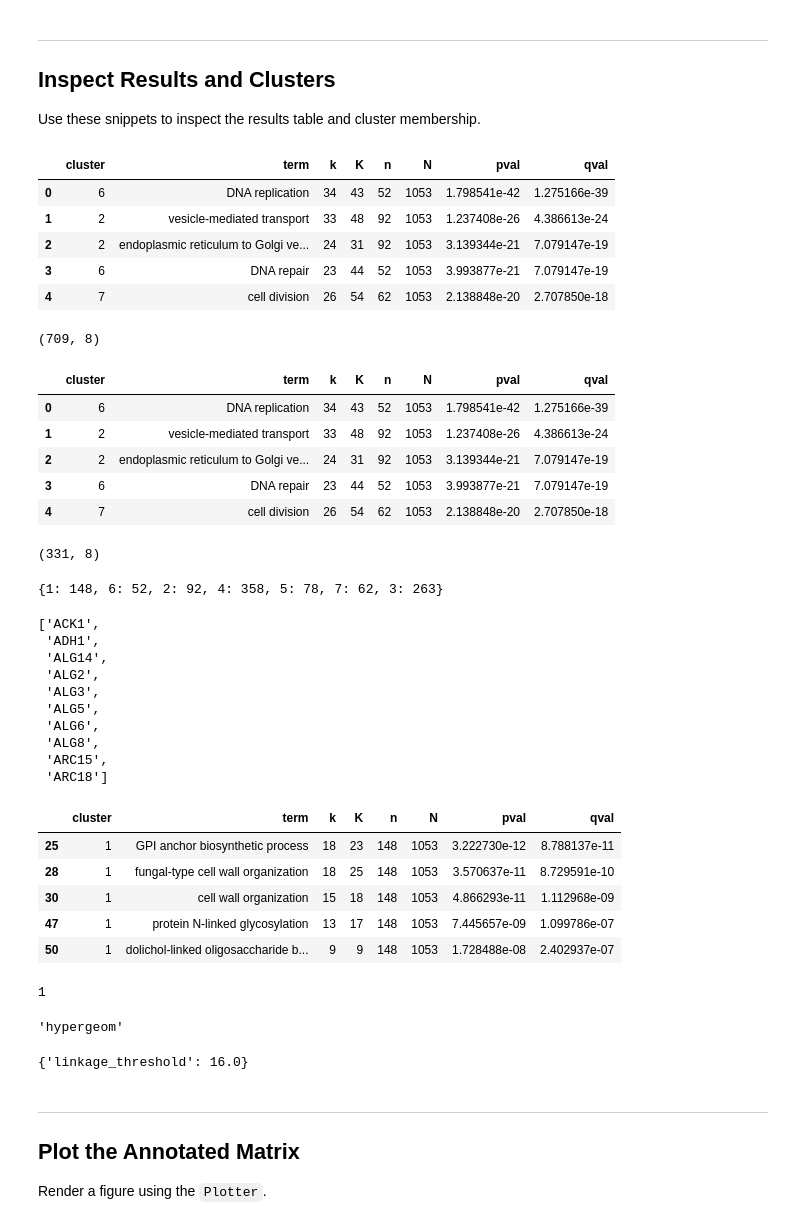
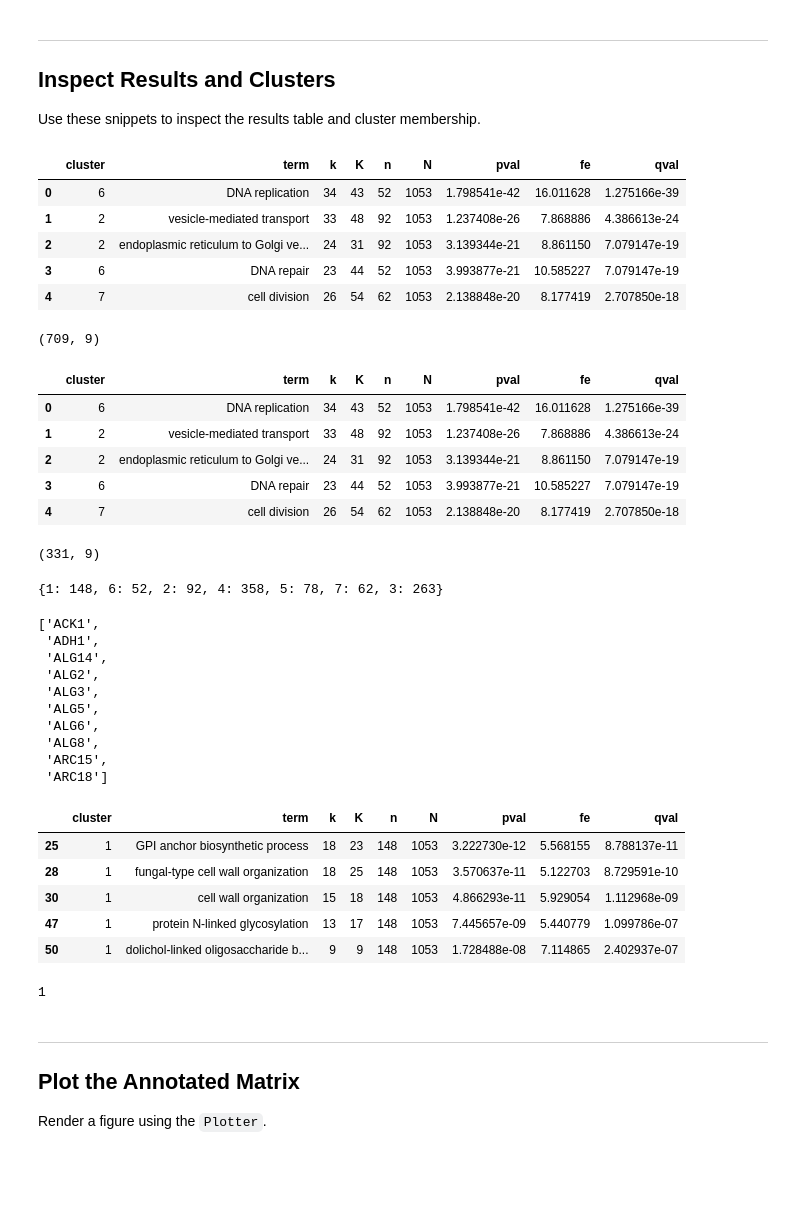
Before and after one commit to himalayas-base/himalayas-docs, a Jupyter notebook: notebooks/quickstart.ipynb, the cells around one changed output. Cells and saved outputs as stored; diff of their text form; code cells hidden in the pictures; blank space fills up the shorter version.

```diff
--- a/notebooks/quickstart.ipynb
+++ b/notebooks/quickstart.ipynb
@@ -292,40 +292,36 @@ Use these snippets to inspect the results table and cluster membership.
 # %%
 # Results table
 display(results.df.head(5), results.df.shape)
 
 # Significant subset
 display(results_sig.df.head(5), results_sig.df.shape)
 
 # Cluster sizes and example membership
 display(results.clusters.cluster_sizes)
 example_cluster = int(results.clusters.unique_clusters[0])
 display(sorted(results.clusters.cluster_to_labels[example_cluster])[:10])
 
 # Top terms for the example cluster
 display(results_sig.df.query("cluster == @example_cluster").sort_values("pval").head(5))
 
 # Label -> cluster ID lookup
 example_label = results.matrix.labels[0]
 display(results.clusters.label_to_cluster[example_label])
-
-# Method and key parameters
-display(results.method)
-display(results.params)
 # %% [output]
-|  | cluster | term | k | K | n | N | pval | qval |
-| 0 | 6 | DNA replication | 34 | 43 | 52 | 1053 | 1.798541e-42 | 1.275166e-39 |
-| 1 | 2 | vesicle-mediated transport | 33 | 48 | 92 | 1053 | 1.237408e-26 | 4.386613e-24 |
-| 2 | 2 | endoplasmic reticulum to Golgi ve... | 24 | 31 | 92 | 1053 | 3.139344e-21 | 7.079147e-19 |
-| 3 | 6 | DNA repair | 23 | 44 | 52 | 1053 | 3.993877e-21 | 7.079147e-19 |
-| 4 | 7 | cell division | 26 | 54 | 62 | 1053 | 2.138848e-20 | 2.707850e-18 |
+|  | cluster | term | k | K | n | N | pval | fe | qval |
+| 0 | 6 | DNA replication | 34 | 43 | 52 | 1053 | 1.798541e-42 | 16.011628 | 1.275166e-39 |
+| 1 | 2 | vesicle-mediated transport | 33 | 48 | 92 | 1053 | 1.237408e-26 | 7.868886 | 4.386613e-24 |
+| 2 | 2 | endoplasmic reticulum to Golgi ve... | 24 | 31 | 92 | 1053 | 3.139344e-21 | 8.861150 | 7.079147e-19 |
+| 3 | 6 | DNA repair | 23 | 44 | 52 | 1053 | 3.993877e-21 | 10.585227 | 7.079147e-19 |
+| 4 | 7 | cell division | 26 | 54 | 62 | 1053 | 2.138848e-20 | 8.177419 | 2.707850e-18 |
-(709, 8)
+(709, 9)
-|  | cluster | term | k | K | n | N | pval | qval |
-| 0 | 6 | DNA replication | 34 | 43 | 52 | 1053 | 1.798541e-42 | 1.275166e-39 |
-| 1 | 2 | vesicle-mediated transport | 33 | 48 | 92 | 1053 | 1.237408e-26 | 4.386613e-24 |
-| 2 | 2 | endoplasmic reticulum to Golgi ve... | 24 | 31 | 92 | 1053 | 3.139344e-21 | 7.079147e-19 |
-| 3 | 6 | DNA repair | 23 | 44 | 52 | 1053 | 3.993877e-21 | 7.079147e-19 |
-| 4 | 7 | cell division | 26 | 54 | 62 | 1053 | 2.138848e-20 | 2.707850e-18 |
+|  | cluster | term | k | K | n | N | pval | fe | qval |
+| 0 | 6 | DNA replication | 34 | 43 | 52 | 1053 | 1.798541e-42 | 16.011628 | 1.275166e-39 |
+| 1 | 2 | vesicle-mediated transport | 33 | 48 | 92 | 1053 | 1.237408e-26 | 7.868886 | 4.386613e-24 |
+| 2 | 2 | endoplasmic reticulum to Golgi ve... | 24 | 31 | 92 | 1053 | 3.139344e-21 | 8.861150 | 7.079147e-19 |
+| 3 | 6 | DNA repair | 23 | 44 | 52 | 1053 | 3.993877e-21 | 10.585227 | 7.079147e-19 |
+| 4 | 7 | cell division | 26 | 54 | 62 | 1053 | 2.138848e-20 | 8.177419 | 2.707850e-18 |
-(331, 8)
+(331, 9)
 {1: 148, 6: 52, 2: 92, 4: 358, 5: 78, 7: 62, 3: 263}
 ['ACK1',
  'ADH1',
@@ -337,15 +333,13 @@ display(results.params)
  'ALG8',
  'ARC15',
  'ARC18']
-|  | cluster | term | k | K | n | N | pval | qval |
-| 25 | 1 | GPI anchor biosynthetic process | 18 | 23 | 148 | 1053 | 3.222730e-12 | 8.788137e-11 |
-| 28 | 1 | fungal-type cell wall organization | 18 | 25 | 148 | 1053 | 3.570637e-11 | 8.729591e-10 |
-| 30 | 1 | cell wall organization | 15 | 18 | 148 | 1053 | 4.866293e-11 | 1.112968e-09 |
-| 47 | 1 | protein N-linked glycosylation | 13 | 17 | 148 | 1053 | 7.445657e-09 | 1.099786e-07 |
-| 50 | 1 | dolichol-linked oligosaccharide b... | 9 | 9 | 148 | 1053 | 1.728488e-08 | 2.402937e-07 |
+|  | cluster | term | k | K | n | N | pval | fe | qval |
+| 25 | 1 | GPI anchor biosynthetic process | 18 | 23 | 148 | 1053 | 3.222730e-12 | 5.568155 | 8.788137e-11 |
+| 28 | 1 | fungal-type cell wall organization | 18 | 25 | 148 | 1053 | 3.570637e-11 | 5.122703 | 8.729591e-10 |
+| 30 | 1 | cell wall organization | 15 | 18 | 148 | 1053 | 4.866293e-11 | 5.929054 | 1.112968e-09 |
+| 47 | 1 | protein N-linked glycosylation | 13 | 17 | 148 | 1053 | 7.445657e-09 | 5.440779 | 1.099786e-07 |
+| 50 | 1 | dolichol-linked oligosaccharide b... | 9 | 9 | 148 | 1053 | 1.728488e-08 | 7.114865 | 2.402937e-07 |
 1
-'hypergeom'
-{'linkage_threshold': 16.0}
 # %% [markdown]
 ---
 
```
Also changed, not shown: parts of 5 cells of this notebook, 1 other file.
